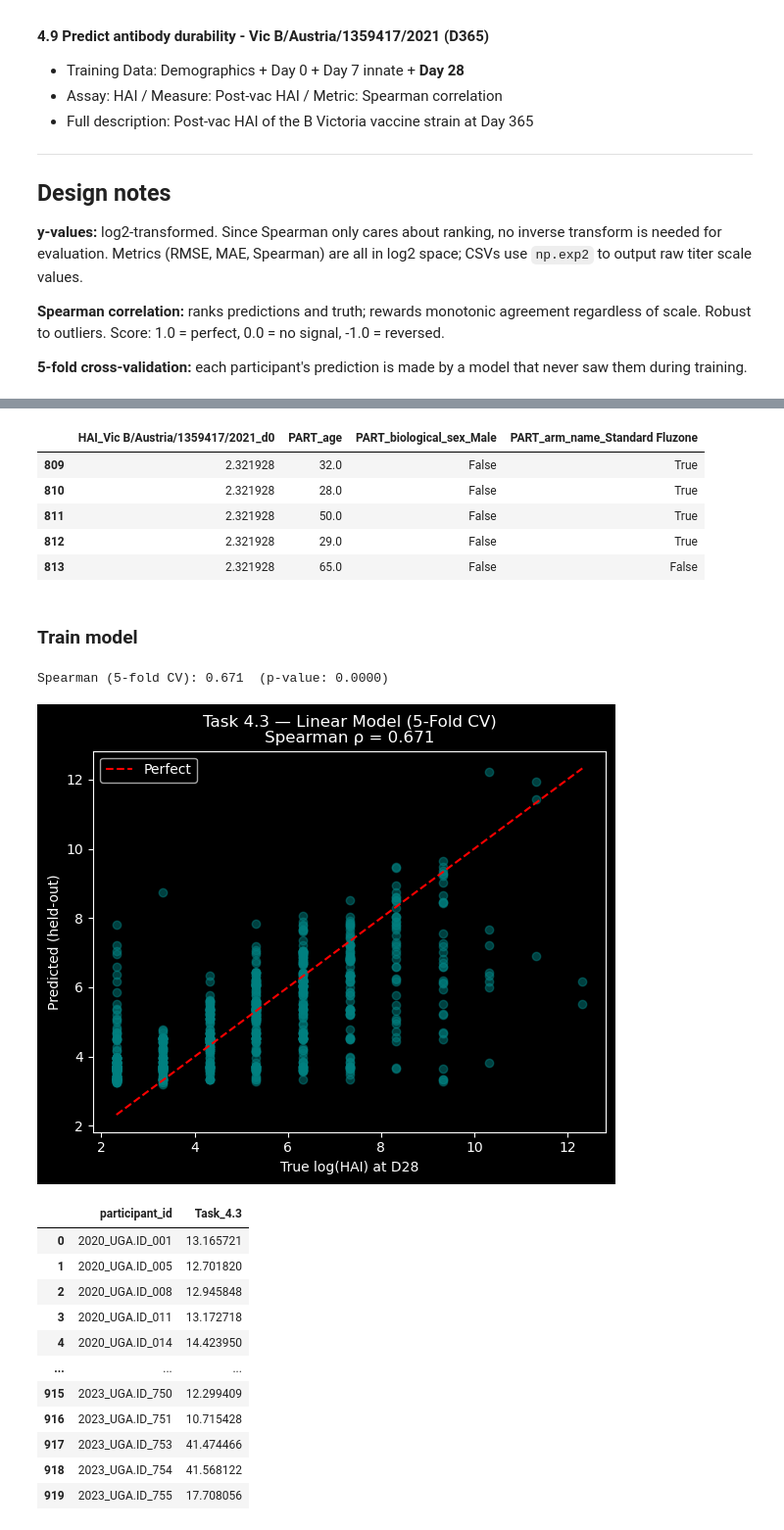
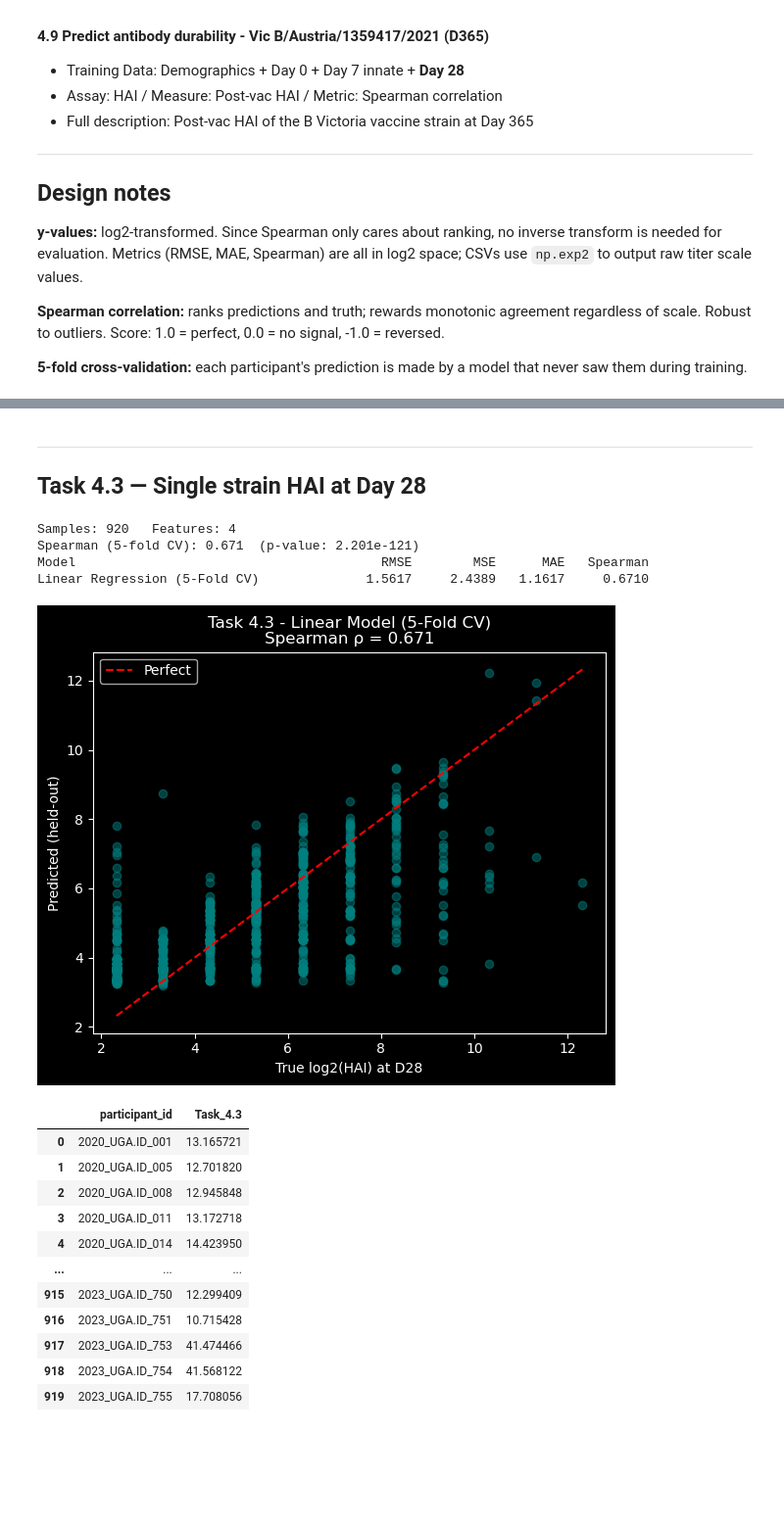
Before and after one commit to DirtyChay/cmi-flu-prediction-challenge-capstone, a Jupyter notebook: task_4_3__4_9.ipynb, the cells around one changed output, grey strips where cells are left out. Shown at 98% size. Cells and saved outputs as stored; diff of their text form; code cells hidden in the pictures; blank space fills up the shorter version.

```diff
--- a/task_4_3__4_9.ipynb
+++ b/task_4_3__4_9.ipynb
@@ -23,5 +23,6 @@
 
 **5-fold cross-validation:** each participant's prediction is made by a model that never saw them during training.
 # %%
-TARGET_COL_4_3 = 'HAI_Vic B/Austria/1359417/2021_d28'  # task 4.3
-TARGET_COL_4_9 = 'HAI_Vic B/Austria/1359417/2021_d365'  # task 4.9
+STRAIN = 'Vic B/Austria/1359417/2021'
+TARGET_COL_4_3 = f'HAI_{STRAIN}_d28'  # task 4.3
+TARGET_COL_4_9 = f'HAI_{STRAIN}_d365'  # task 4.9
@@ -139,40 +46,23 @@ See https://pandas.pydata.org/docs/user_guide/migration-3-strings.html#string-mi
-# %%
-X.head()
-# %% [output]
-|  | HAI_Vic B/Austria/1359417/2021_d0 | PART_age | PART_biological_sex_Male | PART_arm_name_Standard Fluzone |
-| 809 | 2.321928 | 32.0 | False | True |
-| 810 | 2.321928 | 28.0 | False | True |
-| 811 | 2.321928 | 50.0 | False | True |
-| 812 | 2.321928 | 29.0 | False | True |
-| 813 | 2.321928 | 65.0 | False | False |
-# %% [markdown]
-### Train model
-# %%
-# Simple pipeline: impute remaining NaNs, then regress
-model = Pipeline([
-    ('imputer', SimpleImputer(strategy='median')),
-    ('regressor', LinearRegression())
-])
-
-# --- Cross-validated evaluation (the real score) ---
-cv = KFold(n_splits=5, shuffle=True, random_state=42)
-y_pred_cv = cross_val_predict(model, X, y_vals, cv=cv)
-rho_cv, pval_cv = spearmanr(y_vals, y_pred_cv)
-print(f'Spearman (5-fold CV): {rho_cv:.3f}  (p-value: {pval_cv:.4f})')
-# %% [output]
-Spearman (5-fold CV): 0.671  (p-value: 0.0000)
-# %%
-plt.figure(figsize=(6, 5))
-plt.scatter(y_vals, y_pred_cv, alpha=0.5, color='teal')
-plt.plot([y_vals.min(), y_vals.max()], [y_vals.min(), y_vals.max()], 'r--', label='Perfect')
-plt.xlabel('True log(HAI) at D28')
-plt.ylabel('Predicted (held-out)')
-plt.title(f'Task 4.3 — Linear Model (5-Fold CV)\nSpearman ρ = {rho_cv:.3f}')
-plt.legend()
-plt.tight_layout()
-plt.show()
-# %% [output]
-[figure, removed]
+# %% [markdown]
+---
+
+## Task 4.3 — Single strain HAI at Day 28
+# %%
+# Features: Day 0 strain HAI + demographics (no future data)
+feature_cols = vaccine_cols(data, [STRAIN], '0') + part_cols
+
+y_vals = data[TARGET_COL_4_3].copy()
+mask = y_vals.notna()
+y_vals = y_vals[mask]
+X = data.loc[mask, feature_cols].copy()
+
+y_pred_cv = evaluate(X, y_vals, 'Task 4.3', y_axis_label='True log2(HAI) at D28')
+# %% [output]
+Samples: 920   Features: 4
+Spearman (5-fold CV): 0.671  (p-value: 2.201e-121)
+Model                                        RMSE        MSE      MAE   Spearman
+Linear Regression (5-Fold CV)              1.5617     2.4389   1.1617     0.6710
+[figure, added]
 # %%
 results = pd.DataFrame({
     'participant_id': data.loc[mask, 'participant_id'].values,
```
Also changed, not shown: parts of 21 cells of this notebook.
